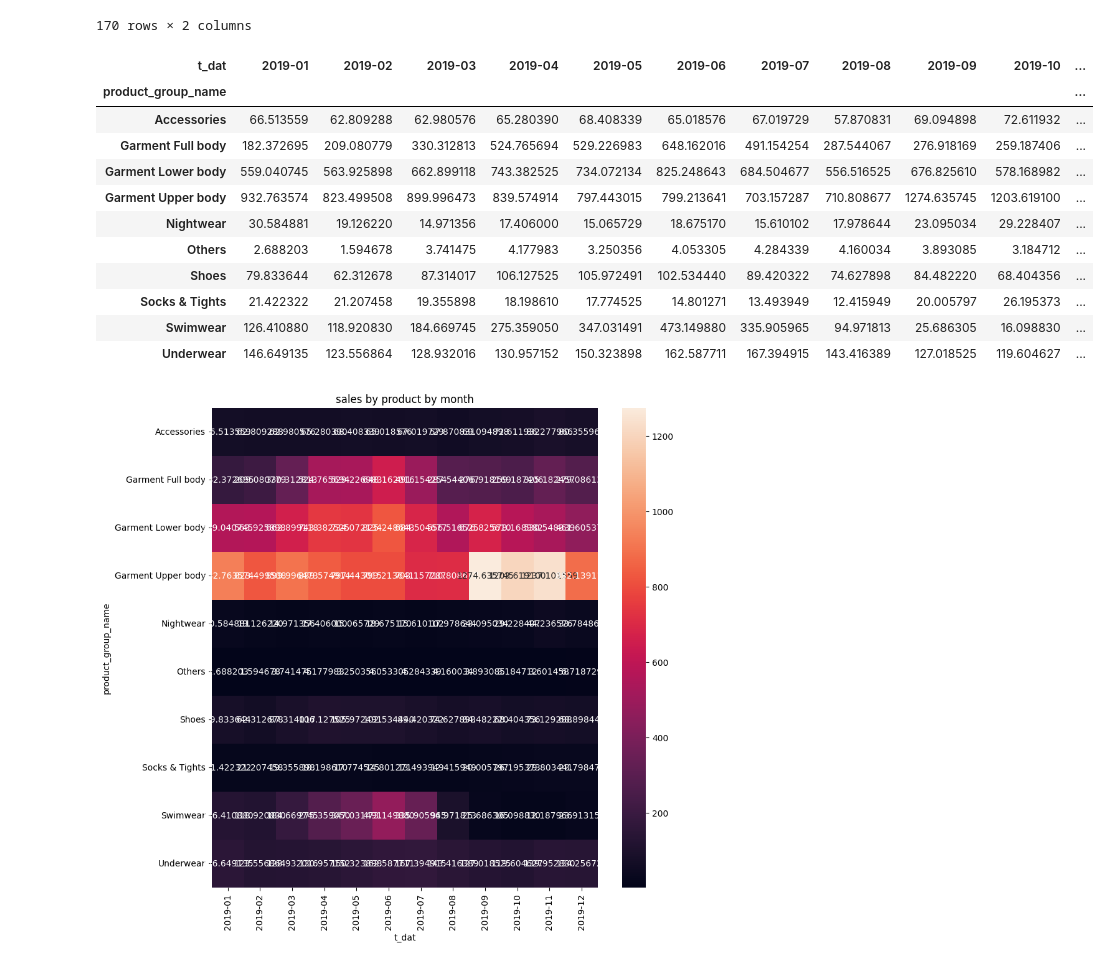
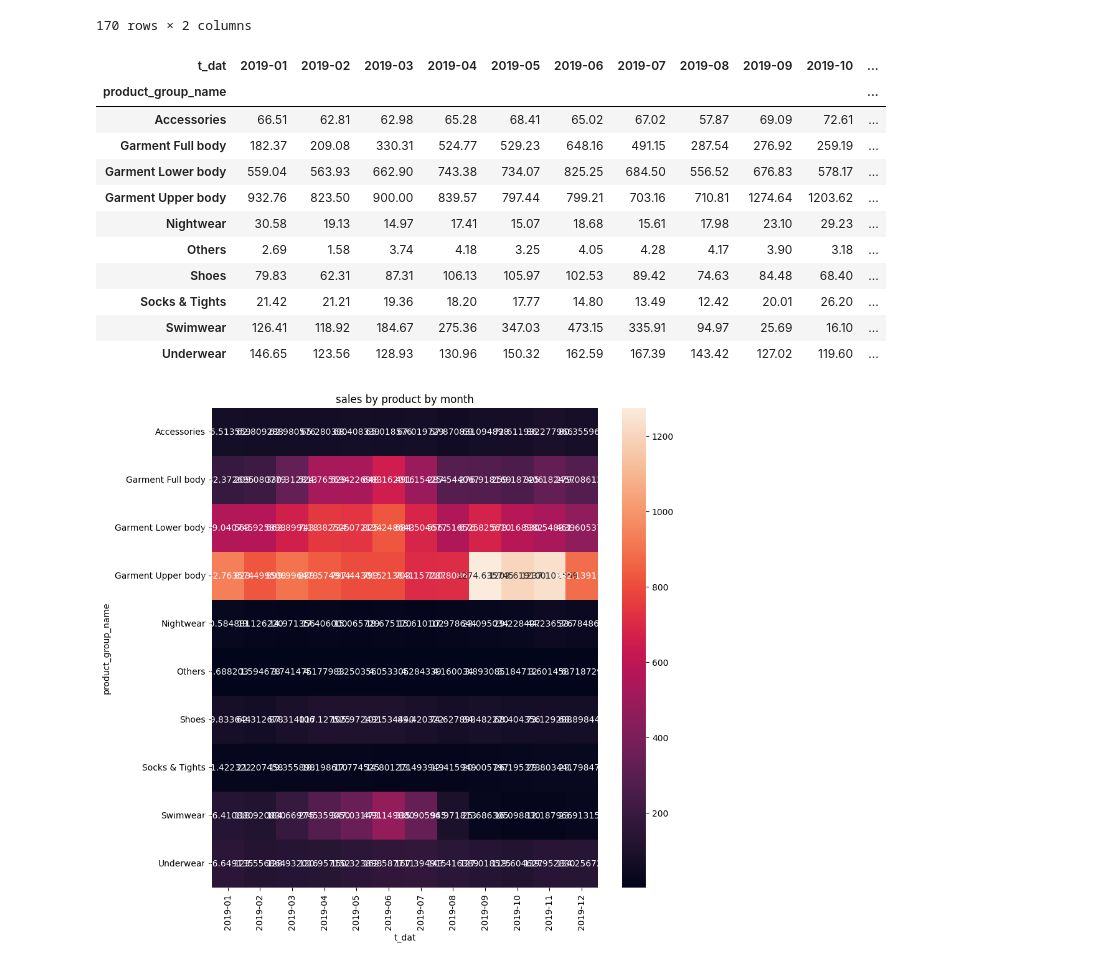
Before and after one commit to KyungminChang/4team-commerce-first-project, a Jupyter notebook: test.ipynb, the cells around one changed output. Saved outputs shown, nothing was run; the diff lists cells and outputs as text; code cells hidden in the pictures.

```diff
--- a/test.ipynb
+++ b/test.ipynb
@@ -279,25 +228,26 @@ product_map = ["Unknown", "Bags", "Items", "Cosmetic", "Furniture", "Underwear/n
 mpp_copy.loc[mpp_copy["product_group_name"].isin(product_map), "product_group_name"] = "Others"
 # %%
 # 제품군별 월별 매출총합 피벗 테이블 제작
+mpp_copy["price"] = mpp_copy["price"].round(2)
 pv_mpp_copy = pd.pivot_table(mpp_copy,
                         index = "product_group_name",
                         columns = "t_dat",
                         values = "price",
                         aggfunc = "sum")
 pv_mpp_copy
 # %% [output]
 | t_dat | 2019-01 | 2019-02 | 2019-03 | 2019-04 | 2019-05 | 2019-06 | 2019-07 | 2019-08 | 2019-09 | 2019-10 | ... |
 | product_group_name |  |  |  |  |  |  |  |  |  |  | ... |
-| Accessories | 66.513559 | 62.809288 | 62.980576 | 65.280390 | 68.408339 | 65.018576 | 67.019729 | 57.870831 | 69.094898 | 72.611932 | ... |
-| Garment Full body | 182.372695 | 209.080779 | 330.312813 | 524.765694 | 529.226983 | 648.162016 | 491.154254 | 287.544067 | 276.918169 | 259.187406 | ... |
-| Garment Lower body | 559.040745 | 563.925898 | 662.899118 | 743.382525 | 734.072134 | 825.248643 | 684.504677 | 556.516525 | 676.825610 | 578.168982 | ... |
-| Garment Upper body | 932.763574 | 823.499508 | 899.996473 | 839.574914 | 797.443015 | 799.213641 | 703.157287 | 710.808677 | 1274.635745 | 1203.619100 | ... |
-| Nightwear | 30.584881 | 19.126220 | 14.971356 | 17.406000 | 15.065729 | 18.675170 | 15.610102 | 17.978644 | 23.095034 | 29.228407 | ... |
-| Others | 2.688203 | 1.594678 | 3.741475 | 4.177983 | 3.250356 | 4.053305 | 4.284339 | 4.160034 | 3.893085 | 3.184712 | ... |
-| Shoes | 79.833644 | 62.312678 | 87.314017 | 106.127525 | 105.972491 | 102.534440 | 89.420322 | 74.627898 | 84.482220 | 68.404356 | ... |
-| Socks & Tights | 21.422322 | 21.207458 | 19.355898 | 18.198610 | 17.774525 | 14.801271 | 13.493949 | 12.415949 | 20.005797 | 26.195373 | ... |
-| Swimwear | 126.410880 | 118.920830 | 184.669745 | 275.359050 | 347.031491 | 473.149880 | 335.905965 | 94.971813 | 25.686305 | 16.098830 | ... |
-| Underwear | 146.649135 | 123.556864 | 128.932016 | 130.957152 | 150.323898 | 162.587711 | 167.394915 | 143.416389 | 127.018525 | 119.604627 | ... |
+| Accessories | 66.51 | 62.81 | 62.98 | 65.28 | 68.41 | 65.02 | 67.02 | 57.87 | 69.09 | 72.61 | ... |
+| Garment Full body | 182.37 | 209.08 | 330.31 | 524.77 | 529.23 | 648.16 | 491.15 | 287.54 | 276.92 | 259.19 | ... |
+| Garment Lower body | 559.04 | 563.93 | 662.90 | 743.38 | 734.07 | 825.25 | 684.50 | 556.52 | 676.83 | 578.17 | ... |
+| Garment Upper body | 932.76 | 823.50 | 900.00 | 839.57 | 797.44 | 799.21 | 703.16 | 710.81 | 1274.64 | 1203.62 | ... |
+| Nightwear | 30.58 | 19.13 | 14.97 | 17.41 | 15.07 | 18.68 | 15.61 | 17.98 | 23.10 | 29.23 | ... |
+| Others | 2.69 | 1.58 | 3.74 | 4.18 | 3.25 | 4.05 | 4.28 | 4.17 | 3.90 | 3.18 | ... |
+| Shoes | 79.83 | 62.31 | 87.31 | 106.13 | 105.97 | 102.53 | 89.42 | 74.63 | 84.48 | 68.40 | ... |
+| Socks & Tights | 21.42 | 21.21 | 19.36 | 18.20 | 17.77 | 14.80 | 13.49 | 12.42 | 20.01 | 26.20 | ... |
+| Swimwear | 126.41 | 118.92 | 184.67 | 275.36 | 347.03 | 473.15 | 335.91 | 94.97 | 25.69 | 16.10 | ... |
+| Underwear | 146.65 | 123.56 | 128.93 | 130.96 | 150.32 | 162.59 | 167.39 | 143.42 | 127.02 | 119.60 | ... |
 # %%
 # 2차 히트맵 제작
 # 자잘한 것들이 '기타' 로 묶이면서 결측치도 해결되고 이전보단 깔끔해짐
```
Also changed, not shown: parts of 72 cells of this notebook.
